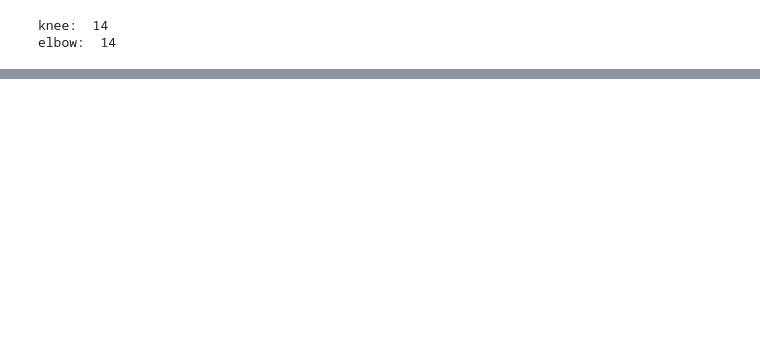
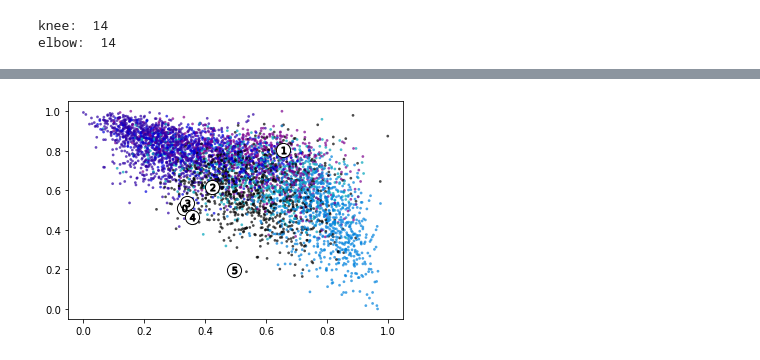
Before and after one commit to michelepapucci/data-mining-project, a Jupyter notebook: data_clustering.ipynb, the cells around one changed output, grey strips where cells are left out. Saved outputs shown, nothing was run; the diff lists cells and outputs as text; code cells hidden in the pictures; blank space fills up the shorter version.

```diff
--- a/data_clustering.ipynb
+++ b/data_clustering.ipynb
@@ -193,0 +234,25 @@ For n_clusters = 16 The average silhouette_score is : 0.15141585104820576
+# %%
+
+kmeans = KMeans(init='k-means++', n_clusters=6, n_init=10, max_iter=100, )
+kmeans.fit(X_minmax)
+colors = cm.nipy_spectral(kmeans.labels_.astype(float) / n_clusters)
+plt.scatter(
+        X_minmax[:, 4], X_minmax[:, 3], marker=".", s=30, lw=0, alpha=0.7, c=colors, edgecolor="k"
+    )
+ # Labeling the clusters
+centers = kmeans.cluster_centers_
+# Draw white circles at cluster centers
+plt.scatter(
+    centers[:, 0],
+    centers[:, 1],
+    marker="o",
+    c="white",
+    alpha=1,
+    s=200,
+    edgecolor="k",
+)
+
+for i, c in enumerate(centers):
+    plt.scatter(c[0], c[1], marker="$%d$" % i, alpha=1, s=50, edgecolor="k")
+# %% [output]
+[figure, added]
```
Also changed, not shown: parts of 9 cells of this notebook, 3 other files.
